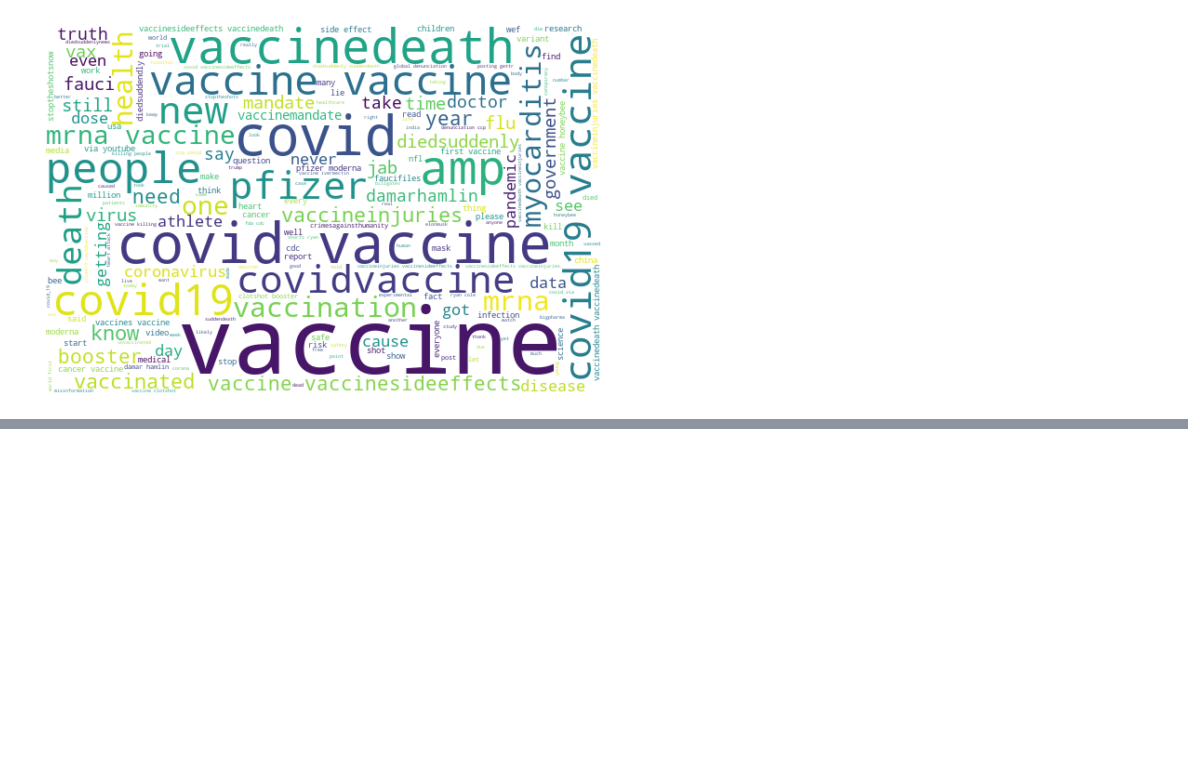
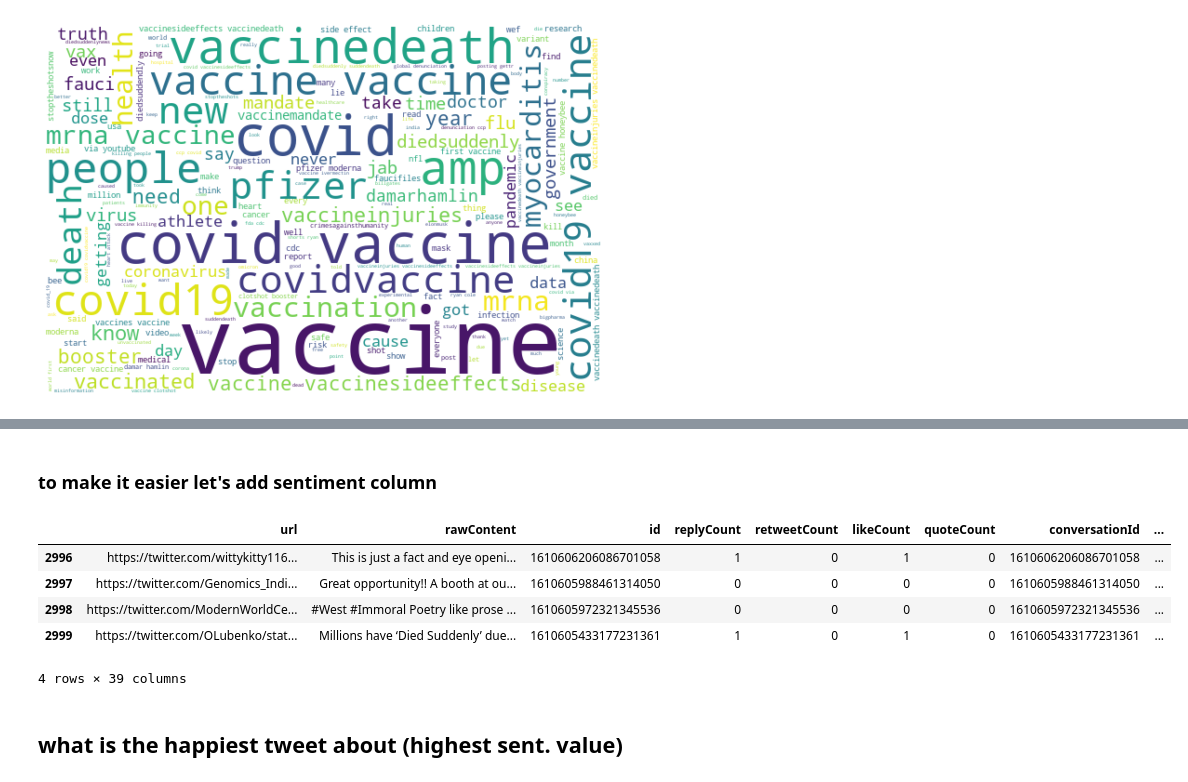
Before and after one commit to leul12/Data_Exploration, a Jupyter notebook: tweet_visulazation.ipynb, the cells around one changed output, grey strips where cells are left out. Drawn from its saved outputs; the diff is of its cells as text; code cells hidden in the pictures; blank space fills up the shorter version.

```diff
--- a/tweet_visulazation.ipynb
+++ b/tweet_visulazation.ipynb
@@ -325,0 +363,14 @@ plt.axis('off')
+# %% [markdown]
+### to make it easier let's add sentiment column
+# %%
+df['sentiment'] = df['compound'].apply(lambda x: 'positive' if x >0 else 'neutral' if x==0 else 'negative')
+df.tail(4)
+# %% [output]
+|  | url | rawContent | id | replyCount | retweetCount | likeCount | quoteCount | conversationId | ... |
+| 2996 | https://twitter.com/wittykitty116... | This is just a fact and eye openi... | 1610606206086701058 | 1 | 0 | 1 | 0 | 1610606206086701058 | ... |
+| 2997 | https://twitter.com/Genomics_Indi... | Great opportunity!! A booth at ou... | 1610605988461314050 | 0 | 0 | 0 | 0 | 1610605988461314050 | ... |
+| 2998 | https://twitter.com/ModernWorldCe... | #West #Immoral Poetry like prose ... | 1610605972321345536 | 0 | 0 | 0 | 0 | 1610605972321345536 | ... |
+| 2999 | https://twitter.com/OLubenko/stat... | Millions have ‘Died Suddenly’ due... | 1610605433177231361 | 1 | 0 | 1 | 0 | 1610605433177231361 | ... |
+4 rows × 39 columns
+# %% [markdown]
+## what is the happiest tweet about (highest sent. value)
```
Also changed, not shown: parts of 18 cells of this notebook.
